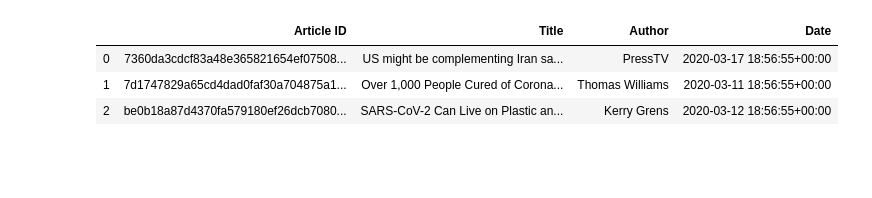
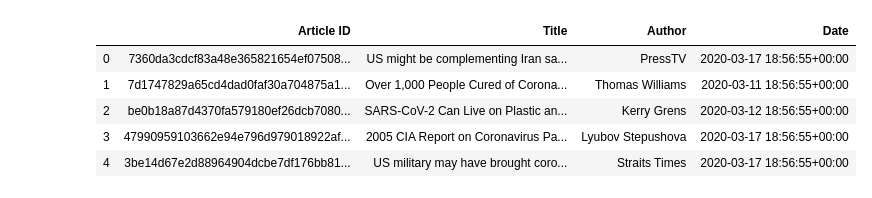
Before and after one commit to Goodly/pe-consensus-scoring, a Jupyter notebook: consensus_and_scoring/newsfeed/visualizations/test.ipynb, the cells around one changed output. Cells and saved outputs as stored; diff of their text form; code cells hidden in the pictures; blank space fills up the shorter version.

Commit message:
Finished csv DataFrame

```diff
--- a/consensus_and_scoring/newsfeed/visualizations/test.ipynb
+++ b/consensus_and_scoring/newsfeed/visualizations/test.ipynb
@@ -18,13 +18,15 @@ combined_csv.to_csv( "combined_csv.csv", index=False, encoding='utf-8-sig')
 # %%
 json_data = pd.read_json('visData.json')
 #renames and dropped unwanted columns
 json_data = json_data.rename(columns = {'article_sha256': 'Article ID'}).drop(columns = ['Highlight Data','Plain Text','Visualization Link','Article Link', 'ID','articleHash'])
-json_data.head(3)
+json_data
 # %% [output]
 |  | Article ID | Title | Author | Date |
 | 0 | 7360da3cdcf83a48e365821654ef07508... | US might be complementing Iran sa... | PressTV | 2020-03-17 18:56:55+00:00 |
 | 1 | 7d1747829a65cd4dad0faf30a704875a1... | Over 1,000 People Cured of Corona... | Thomas Williams | 2020-03-11 18:56:55+00:00 |
 | 2 | be0b18a87d4370fa579180ef26dcb7080... | SARS-CoV-2 Can Live on Plastic an... | Kerry Grens | 2020-03-12 18:56:55+00:00 |
+| 3 | 47990959103662e94e796d979018922af... | 2005 CIA Report on Coronavirus Pa... | Lyubov Stepushova | 2020-03-17 18:56:55+00:00 |
+| 4 | 3be14d67e2d88964904dcbe7df176bb81... | US military may have brought coro... | Straits Times | 2020-03-17 18:56:55+00:00 |
 # %%
 combined = pd.read_csv('combined_csv.csv')
 # %%
```
Also changed, not shown: parts of 8 cells of this notebook.
